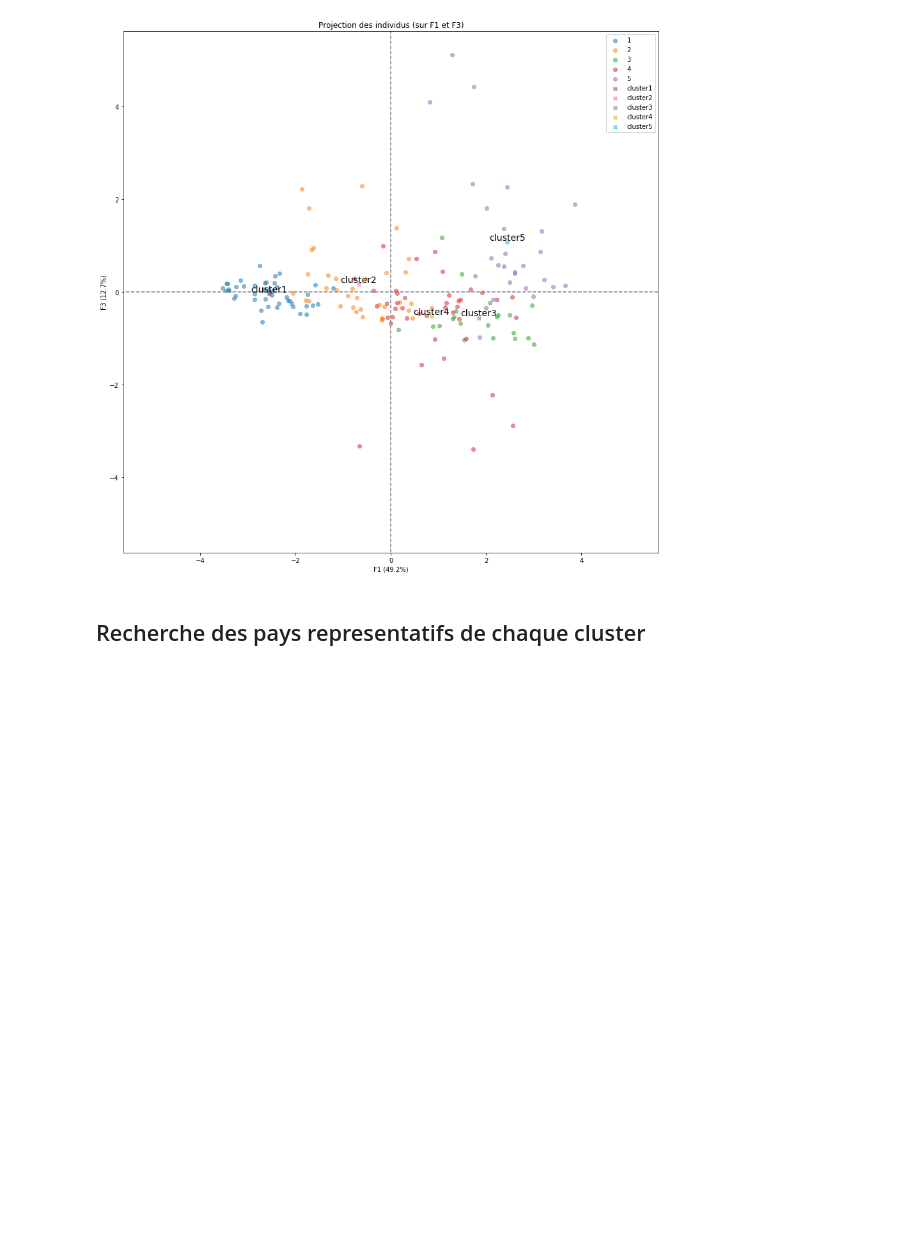
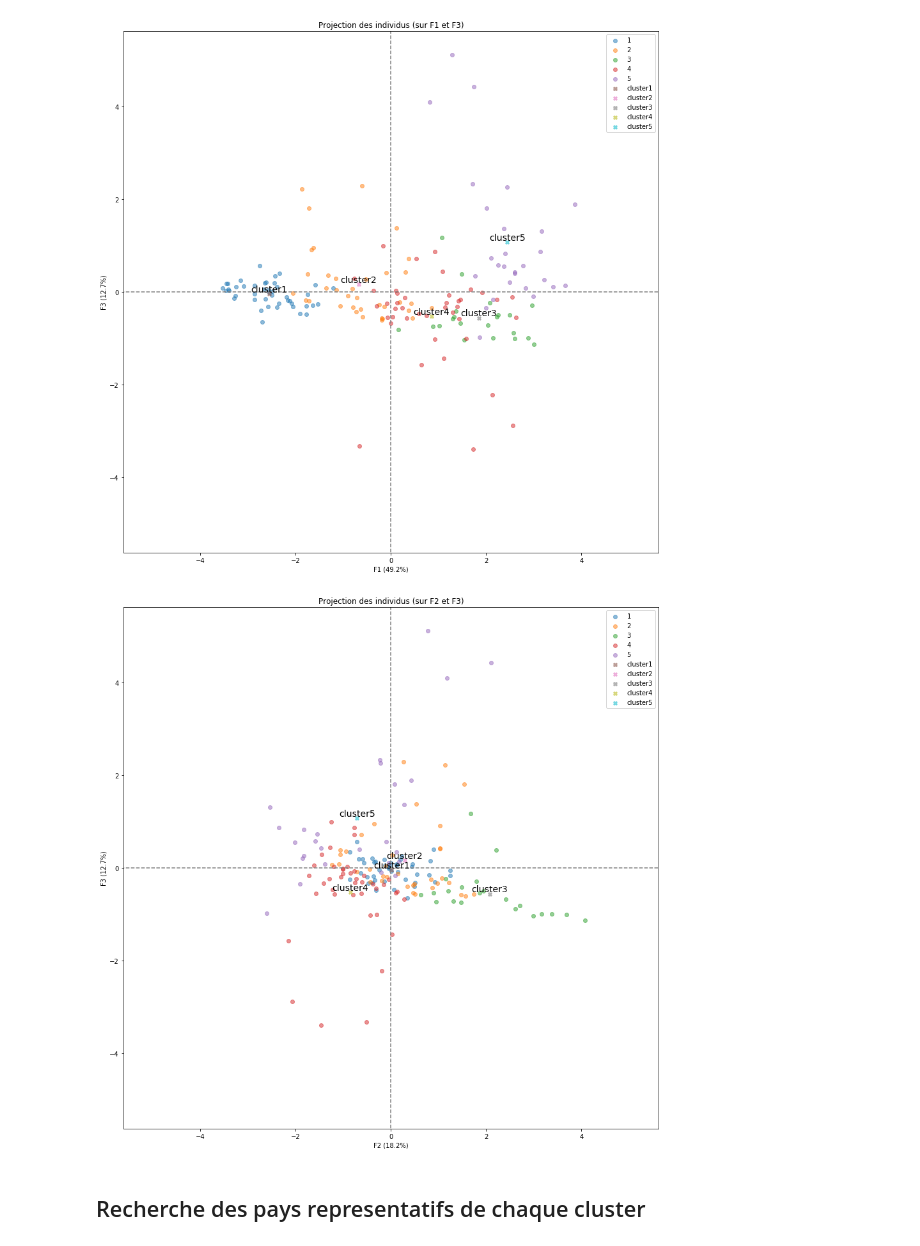
Before and after one commit to Sh4mSh4m/OCR_DA_proj5, a Jupyter notebook: Projet 5 - Etude de marche Loco Pollo.ipynb, the cells around one changed output. Saved outputs shown, nothing was run; the diff lists cells and outputs as text; code cells hidden in the pictures; blank space fills up the shorter version.

```diff
--- a/Projet 5 - Etude de marche Loco Pollo.ipynb
+++ b/Projet 5 - Etude de marche Loco Pollo.ipynb
@@ -1371,6 +1343,21 @@ display_factorial_planes_custom(
 )
 # %% [output]
 [figure]
+# %%
+from functions import display_factorial_planes_custom
+display_factorial_planes_custom(
+    X_projected,
+    Centroids_projected,
+    n_comp,
+    pca,
+    [(1,2)],
+    alpha = 0.5,
+    #labels=acp_countries_lst,
+    illustrative_var= df_data_4['cluster'],
+    centroids_list=['cluster1', 'cluster2', 'cluster3', 'cluster4', 'cluster5']
+)
+# %% [output]
+[figure, added]
 # %% [markdown]
 ## Recherche des pays representatifs de chaque cluster
 # %%
```
Also changed, not shown: parts of 16 cells of this notebook, 5 other files.
